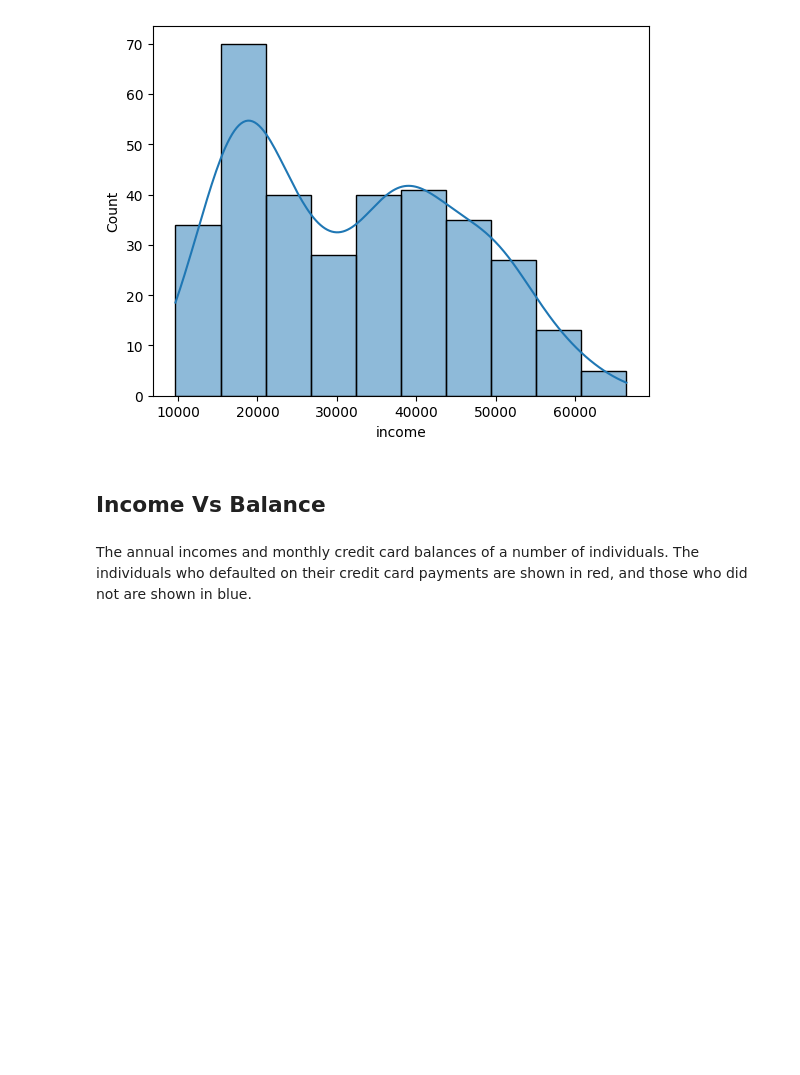
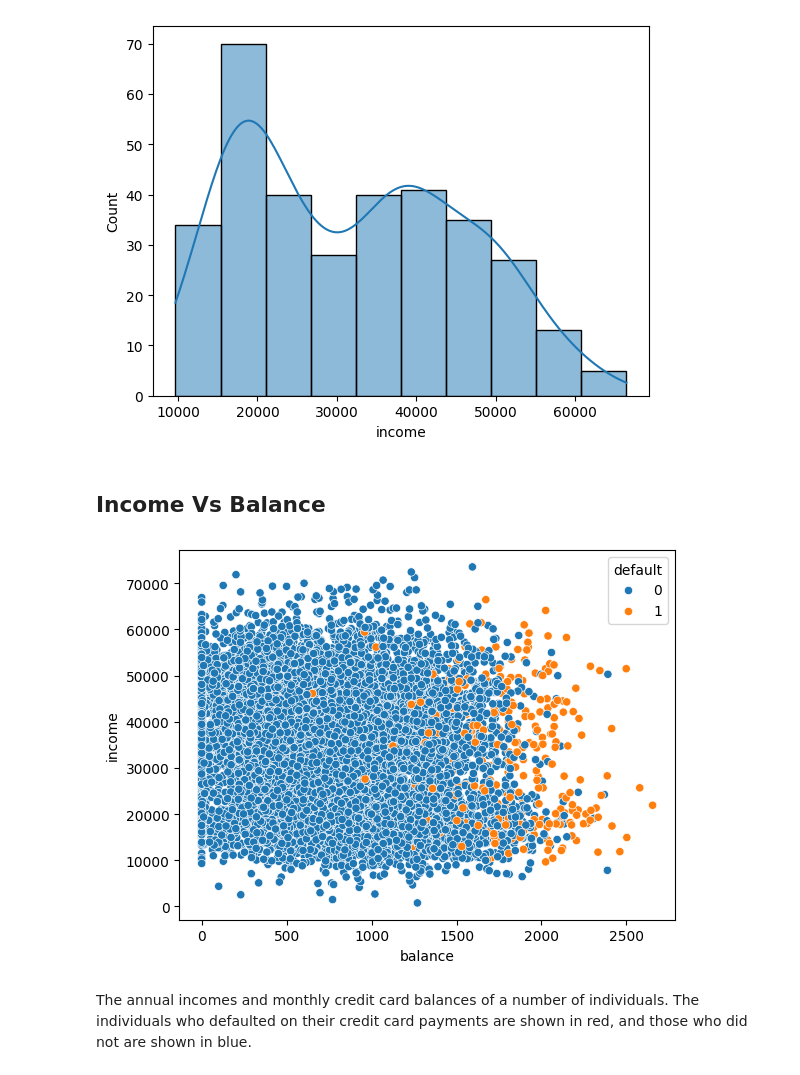
Before and after one commit to ericcoopey/dsa250_sp26, a Jupyter notebook: M5-MachineLearning/Classification_credit_card.ipynb, the cells around one changed output. Cells and saved outputs as stored; diff of their text form; code cells hidden in the pictures; blank space fills up the shorter version.

Commit message:
graph cleanup

```diff
--- a/M5-MachineLearning/Classification_credit_card.ipynb
+++ b/M5-MachineLearning/Classification_credit_card.ipynb
@@ -143,3 +141,9 @@ px.scatter(data_frame=df,x='balance',y='income',color='default')
+# %%
+# seaborn scatter plot of balance vs income colored by default
+sns.scatterplot(data=df, x='balance', y='income', hue='default')
+plt.show()
+# %% [output]
+[figure, added]
 # %% [markdown]
 The annual incomes and monthly
 credit card balances of a number of individuals. The individuals who defaulted on
```
Also changed, not shown: parts of 10 cells of this notebook.
